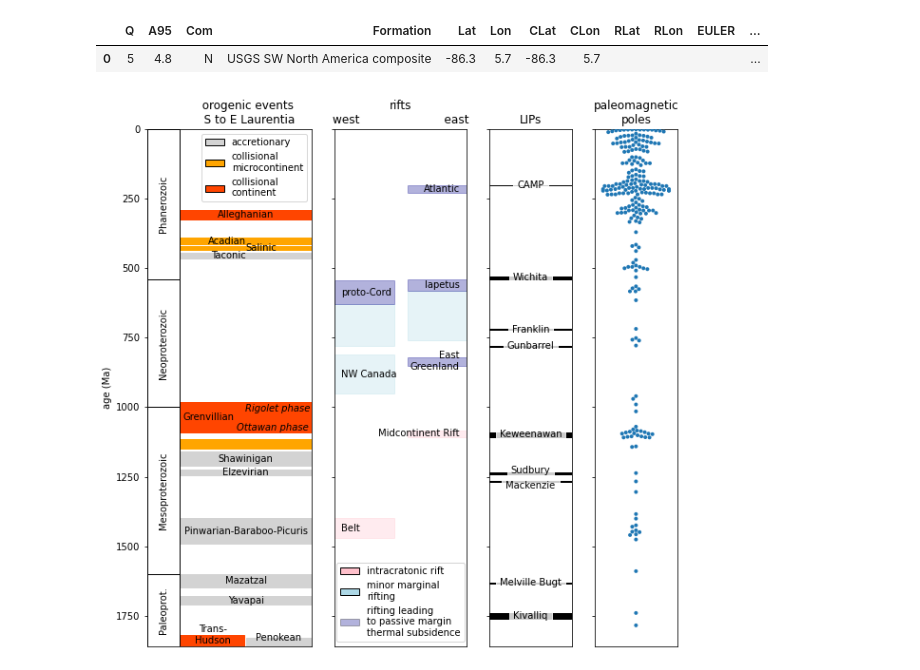
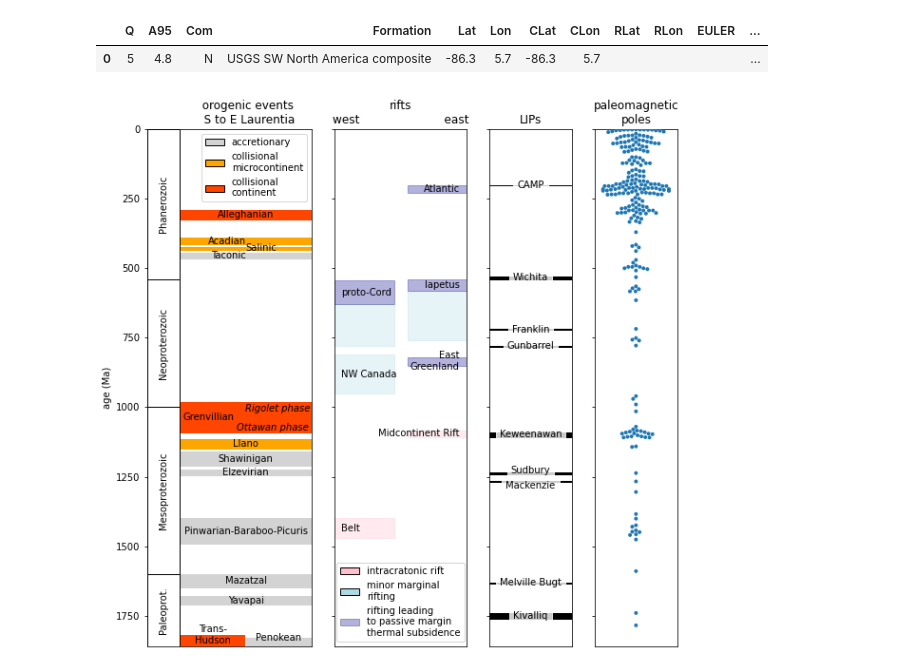
Before and after one commit to Swanson-Hysell-Group/Laurentia_Paleogeography, a Jupyter notebook: Code/Laurentia_tectonic_summary.ipynb, the cells around one changed output. Cells and saved outputs as stored; diff of their text form; code cells hidden in the pictures.

Commit message:
get rid of box outlines on tectonic history plot and tighten Salinic interval

```diff
--- a/Code/Laurentia_tectonic_summary.ipynb
+++ b/Code/Laurentia_tectonic_summary.ipynb
@@ -65,12 +65,12 @@ for event in tectonic_events.index:
         end = tectonic_events['end'][event]
         name = tectonic_events['name'][event]
         if tectonic_events['name'][event] == 'Trans-Hudson':
-            rect = plt.Rectangle((0.2, end), 0.39, start-end, color='orangered')
+            rect = plt.Rectangle((0.2, end), 0.39, start-end, color='orangered',edgecolor=None)
             ax_orogeny.add_patch(rect)
             plt.text(0.4,end,'Trans-\nHudson',
                  verticalalignment='center',horizontalalignment='center')
         elif tectonic_events['name'][event] == 'Grenvillian':
-            rect = plt.Rectangle((0.2, end), 1, start-end, color='orangered')
+            rect = plt.Rectangle((0.2, end), 1, start-end, color='orangered',edgecolor=None)
             ax_orogeny.add_patch(rect)
             plt.text(0.22,(start+end)/2,name,
                      verticalalignment='center',horizontalalignment='left')
@@ -88,26 +88,29 @@ for event in tectonic_events.index:
         start = tectonic_events['start'][event]
         end = tectonic_events['end'][event]
         name = tectonic_events['name'][event]
-        rect = plt.Rectangle((0.2, end), 1, start-end, color='orange')
+        rect = plt.Rectangle((0.2, end), 1, start-end, color='orange',edgecolor=None)
         ax_orogeny.add_patch(rect)
         if tectonic_events['name'][event] == 'Salinic':
             plt.text(0.6,(start+end)/2,name,
                      verticalalignment='center',horizontalalignment='left')
-        if tectonic_events['name'][event] == 'Acadian':
+        elif tectonic_events['name'][event] == 'Acadian':
             plt.text(0.6,(start+end)/2,name,
                      verticalalignment='center',horizontalalignment='right')
+        else:
+            plt.text(0.6,(start+end)/2,name,
+                         verticalalignment='center',horizontalalignment='center')
 
     elif tectonic_events['event_type'][event] == 'orogeny_accretionary':
         start = tectonic_events['start'][event]
         end = tectonic_events['end'][event]
         name = tectonic_events['name'][event]
         if tectonic_events['name'][event] == 'Penokean':
-            rect = plt.Rectangle((0.6, end), 0.4, start-end, color='lightgrey')
+            rect = plt.Rectangle((0.6, end), 0.4, start-end, color='lightgrey',edgecolor=None)
             ax_orogeny.add_patch(rect)
             plt.text(0.8,end,'Penokean',
                  verticalalignment='center',horizontalalignment='center')
         else:
-            rect = plt.Rectangle((0.2, end), 1, start-end, color='lightgrey')
+            rect = plt.Rectangle((0.2, end), 1, start-end, color='lightgrey',edgecolor=None)
             ax_orogeny.add_patch(rect)
             if tectonic_events['name'][event] == 'Taconic':
                 plt.text(0.6,(start+end)/2,name,
@@ -172,15 +175,15 @@ for event in tectonic_events.index:
                      verticalalignment='center',horizontalalignment='right')
 
     if tectonic_events['event_type'][event] == 'rift_intracratonic':
-        rect = plt.Rectangle((start_x, end), 0.45, start-end, color='pink', alpha=0.3)
+        rect = plt.Rectangle((start_x, end), 0.45, start-end, color='pink', alpha=0.3,edgecolor=None)
         ax_rift.add_patch(rect)
 
     elif tectonic_events['event_type'][event] == 'rift':
-        rect = plt.Rectangle((start_x, end), 0.45, start-end, color='lightblue', alpha=0.3)
+        rect = plt.Rectangle((start_x, end), 0.45, start-end, color='lightblue', alpha=0.3,edgecolor=None)
         ax_rift.add_patch(rect)
 
     elif tectonic_events['event_type'][event] == 'rift_passive_margin':
-        rect = plt.Rectangle((start_x, end), 0.45, start-end, color='darkblue', alpha=0.3)
+        rect = plt.Rectangle((start_x, end), 0.45, start-end, color='darkblue', alpha=0.3,edgecolor=None)
         ax_rift.add_patch(rect)
 
 
@@ -214,7 +217,7 @@ for event in tectonic_events.index:
         start = tectonic_events['start'][event]
         end = tectonic_events['end'][event]
         name = tectonic_events['name'][event]
-        rect = plt.Rectangle((0, end), 1, start-end, color='k')
+        rect = plt.Rectangle((0, end), 1, start-end, color='k',edgecolor=None)
         ax_LIP.add_patch(rect)
         if name == 'Sudbury':
             text = plt.text(0.5,(start+end)/2-10,name,
@@ -237,31 +240,31 @@ plt.tick_params(
     which='both',      # both major and minor ticks are affected
     bottom=False,      # ticks along the bottom edge are off
     top=False,         # ticks along the top edge are off
     labelbottom=False) # labels along the bottom edge are off
 plt.tick_params(
     axis='y',          # changes apply to the x-axis
     which='both',      # both major and minor ticks are affected
     left=True,      # ticks along the left edge are off
     labelleft=False) # labels along the bottom edge are off
 
 ax_Poles = fig.add_subplot(gs[3])
 
 sns.swarmplot(y=Laurentia_Precambrian_poles['nominal age'].tolist()+Phanerozoic_poles['Age'].tolist(),size=4)
 plt.title('paleomagnetic\npoles')
 plt.ylim(1860,0)
 plt.tick_params(
     axis='x',          # changes apply to the x-axis
     which='both',      # both major and minor ticks are affected
     bottom=False,      # ticks along the bottom edge are off
     top=False,         # ticks along the top edge are off
     labelbottom=False) # labels along the bottom edge are off
 plt.tick_params(
     axis='y',          # changes apply to the x-axis
     which='both',      # both major and minor ticks are affected
     left=True,      # ticks along the left edge are off
     labelleft=False) # labels along the bottom edge are off
 
 #plt.tight_layout()
 plt.savefig('../Figures/code_output/Tectonic_history.pdf', bbox_inches = 'tight', pad_inches = 0)
 # %% [output]
-[figure, old version]
+[figure, new version]
```
Also changed, not shown: parts of 1 cell of this notebook, 3 other files.
